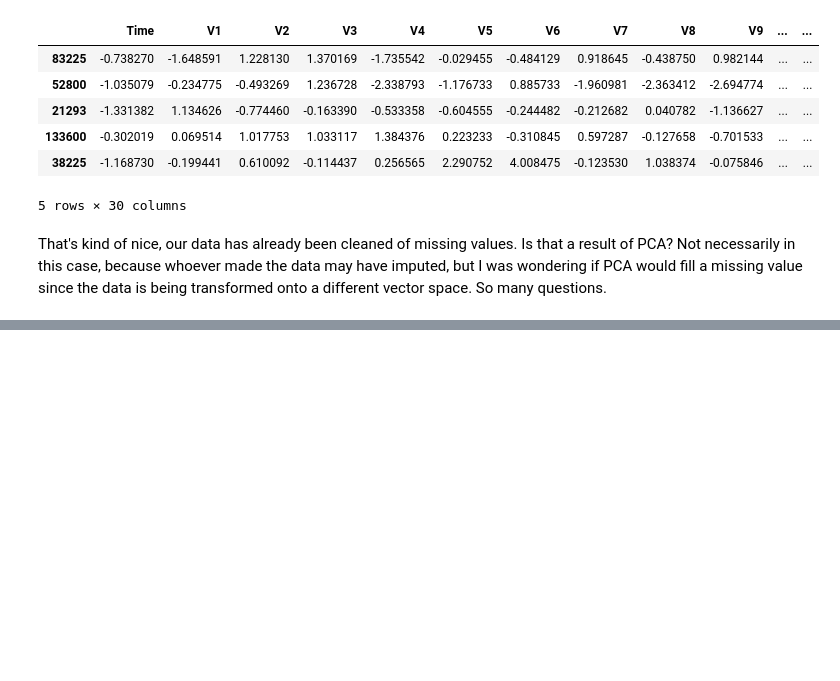
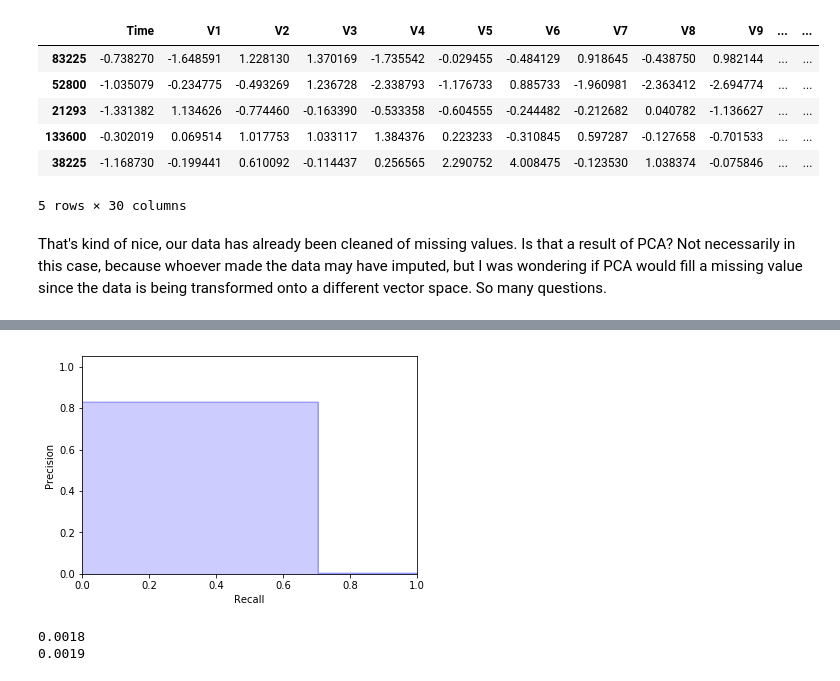
Before and after one commit to bgwilson12/3.6-Supervised-Learning-Potpourri, a Jupyter notebook: 3.6.1 Credit Card Fraud.ipynb, the cells around one changed output, grey strips where cells are left out. Saved outputs shown, nothing was run; the diff lists cells and outputs as text; code cells hidden in the pictures; blank space fills up the shorter version.

```diff
--- a/3.6.1 Credit Card Fraud.ipynb
+++ b/3.6.1 Credit Card Fraud.ipynb
@@ -83,0 +166,27 @@ array([9.37971917e-06, 5.27704485e-03])
+# %%
+from sklearn.metrics import precision_recall_curve
+
+precision, recall, _ = precision_recall_curve(y_test.iloc[:n_subset_examples], y_pred)
+
+plt.step(recall, precision, color='b', alpha=0.2,
+         where='post')
+plt.fill_between(recall, precision, step='post', alpha=0.2,
+                 color='b')
+
+plt.xlabel('Recall')
+plt.ylabel('Precision')
+plt.ylim([0.0, 1.05])
+plt.xlim([0.0, 1.0])
+# plt.title('2-class Precision-Recall curve: AP={0:0.2f}'.format(
+#           average_precision))
+plt.show()
+# %% [output]
+[figure, added]
+# %%
+# classification_report(y_test, y_pred, target_names=target_names) #[0:30]
+print('{:.5f}'.format(y_train.value_counts()[1] / y_train.value_counts()[0]))
+print('{:.5f}'.format(y_train.iloc[0:n_subset_examples].value_counts()[1] /
+                      y_train.iloc[0:n_subset_examples].value_counts()[0]))
+# %% [output]
+0.0018
+0.0019
```
Also changed, not shown: parts of 7 cells of this notebook, 1 other file.
